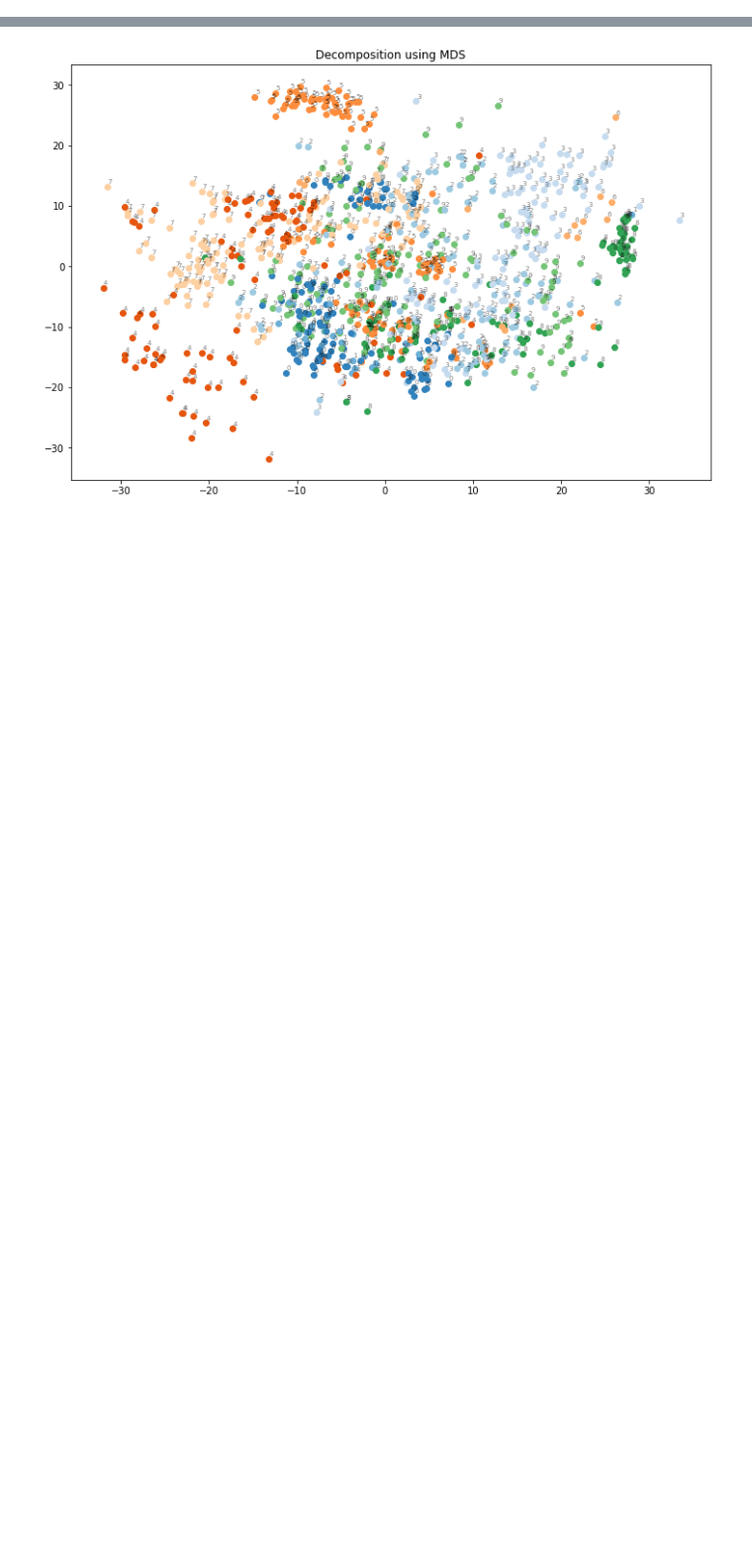
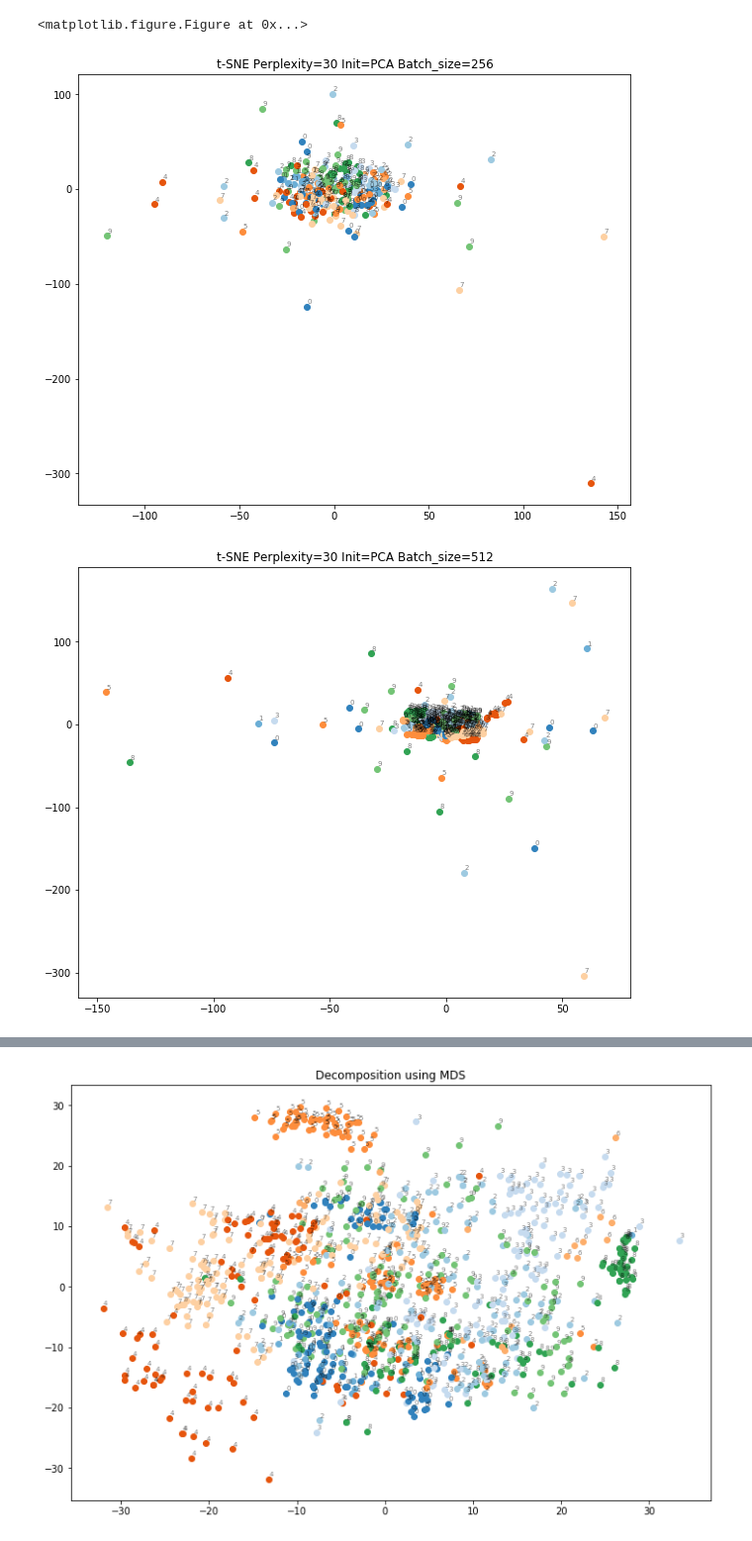
Before and after one commit to ksangeeta2429/l3embedding, a Jupyter notebook: embedding_dim_reduction_viz.ipynb, the cells around one changed output, grey strips where cells are left out. Shown at 99% size. Cells and saved outputs as stored; diff of their text form; code cells hidden in the pictures; blank space fills up the shorter version.

```diff
--- a/embedding_dim_reduction_viz.ipynb
+++ b/embedding_dim_reduction_viz.ipynb
@@ -135,0 +142,17 @@ for i in range(len(perplexities)):
+# %%
+#Effect of batch size
+batch_list = [256, 512, 1024, 2048]
+
+for i, batch in enumerate(batch_list):
+    batch_data = X[:batch,:]
+    batch_labels = y[:batch]
+    #if i == len(batch_list)-1:
+    #    show=True
+    tsne_data = TSNE(perplexity=30, n_components=3, init='pca', n_iter=300).fit_transform(batch_data)
+    plt_title = 't-SNE Perplexity=30 Init=PCA Batch_size='+str(batch)
+    show_viz(tsne_data, batch_labels, plt_title)
+    #show_viz(tsne_data, batch_labels, plt_title, rows=2, cols=2, idx=i+1, fig=fig2, show=show)
+# %% [output]
+<matplotlib.figure.Figure at 0x...>
+[figure, added]
+[figure, added]
```
Also changed, not shown: parts of 10 cells of this notebook.
